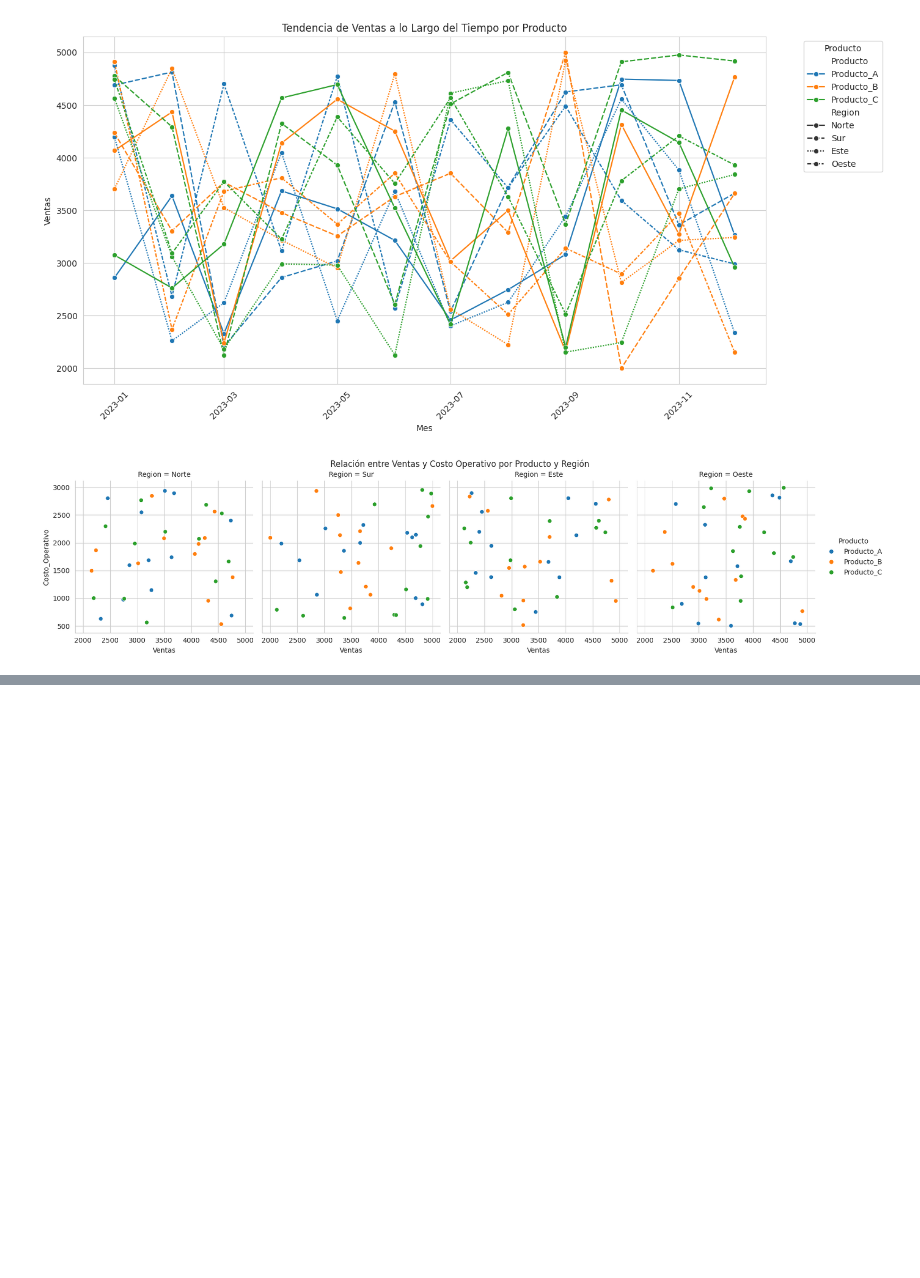
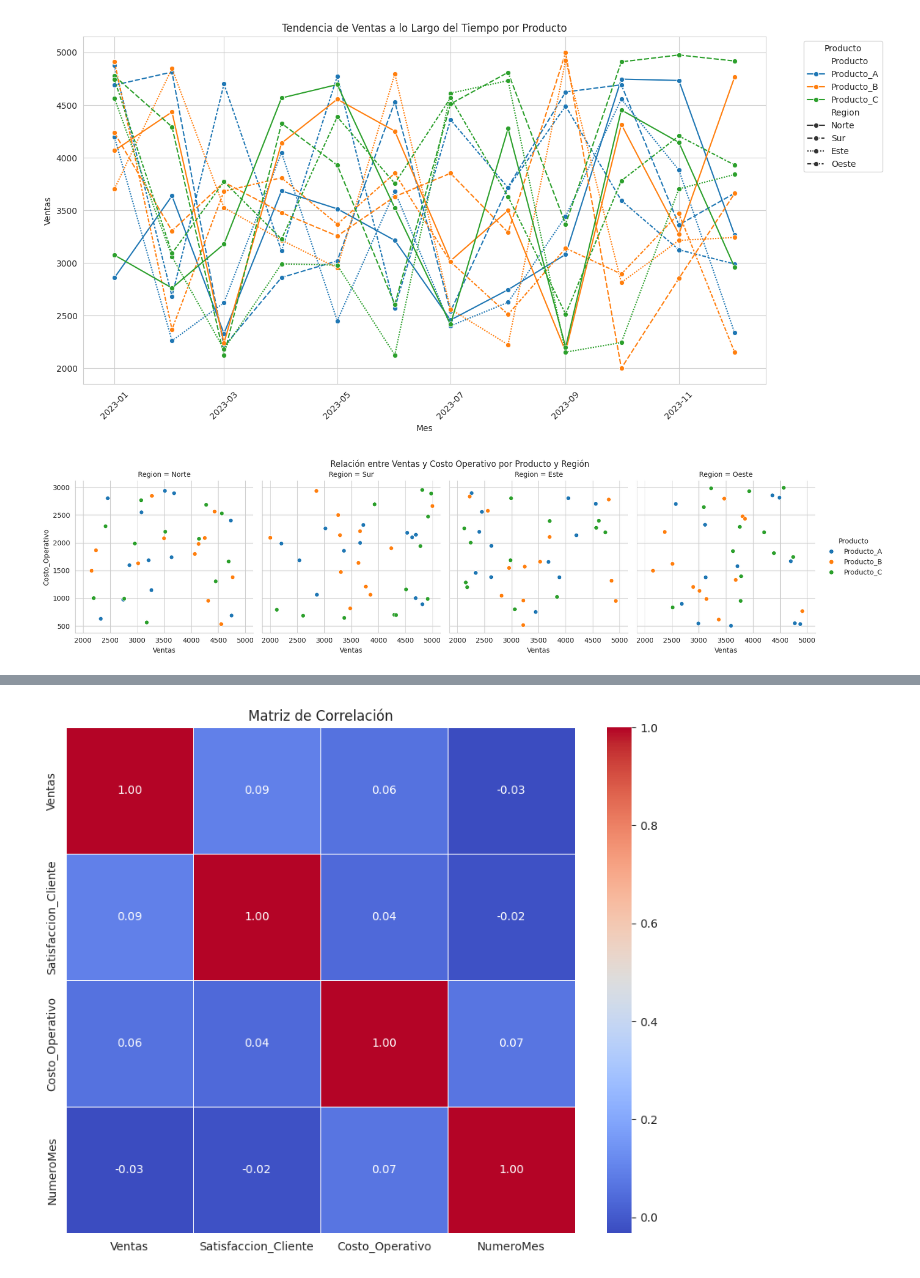
Before and after one commit to brunobobadilla06/Practica---Ciencia-de-Datos-I, a Jupyter notebook: Practica_3.ipynb, the cells around one changed output, grey strips where cells are left out. Cells and saved outputs as stored; diff of their text form; code cells hidden in the pictures; blank space fills up the shorter version.

```diff
--- a/Practica_3.ipynb
+++ b/Practica_3.ipynb
@@ -322,0 +351,5 @@ plt.show()
+# %%
+# Calcular la matriz de correlacion solo para columnas numericas
+columnas_numericas =['Ventas', 'Satisfaccion_Cliente', 'Costo_Operativo', 'NumeroMes']
+matriz_correlacion = df[columnas_numericas].corr()
+matriz_correlacion
@@ -322,0 +362,13 @@ plt.show()
+# %%
+# Heapmap de la matriz de correlacion
+plt.figure(figsize=(10, 8))
+sns.heatmap(matriz_correlacion, annot=True, cmap='coolwarm', fmt=".2f", linewidths=.5)
+# annot= True muestralos valores de las celdas
+# cmap='coolwarm' define el mapa de color
+# fmt='.2f formatea los numeros en dos decimales
+# linewidths añade linbeas entre las celdas
+plt.title('Matriz de Correlación')
+plt.show()
+#
+# %% [output]
+[figure, added]
```
Also changed, not shown: parts of 3 cells of this notebook.
